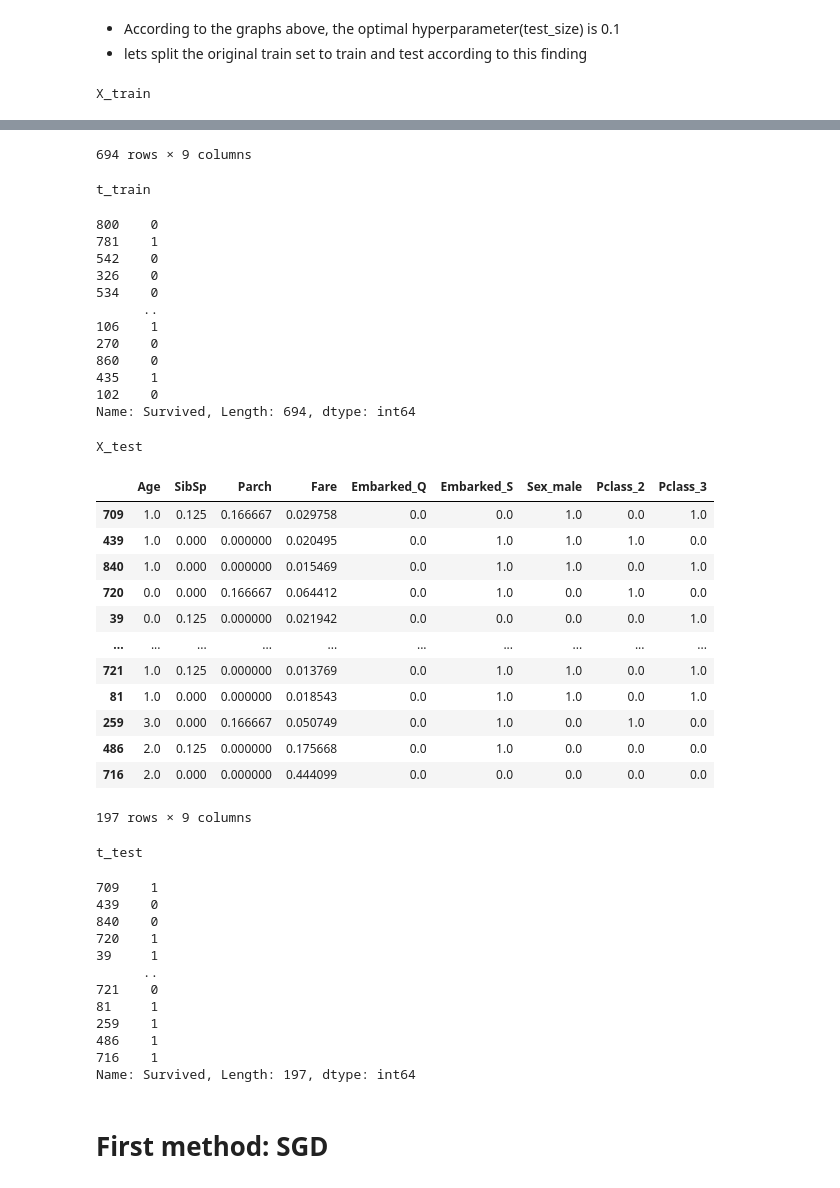
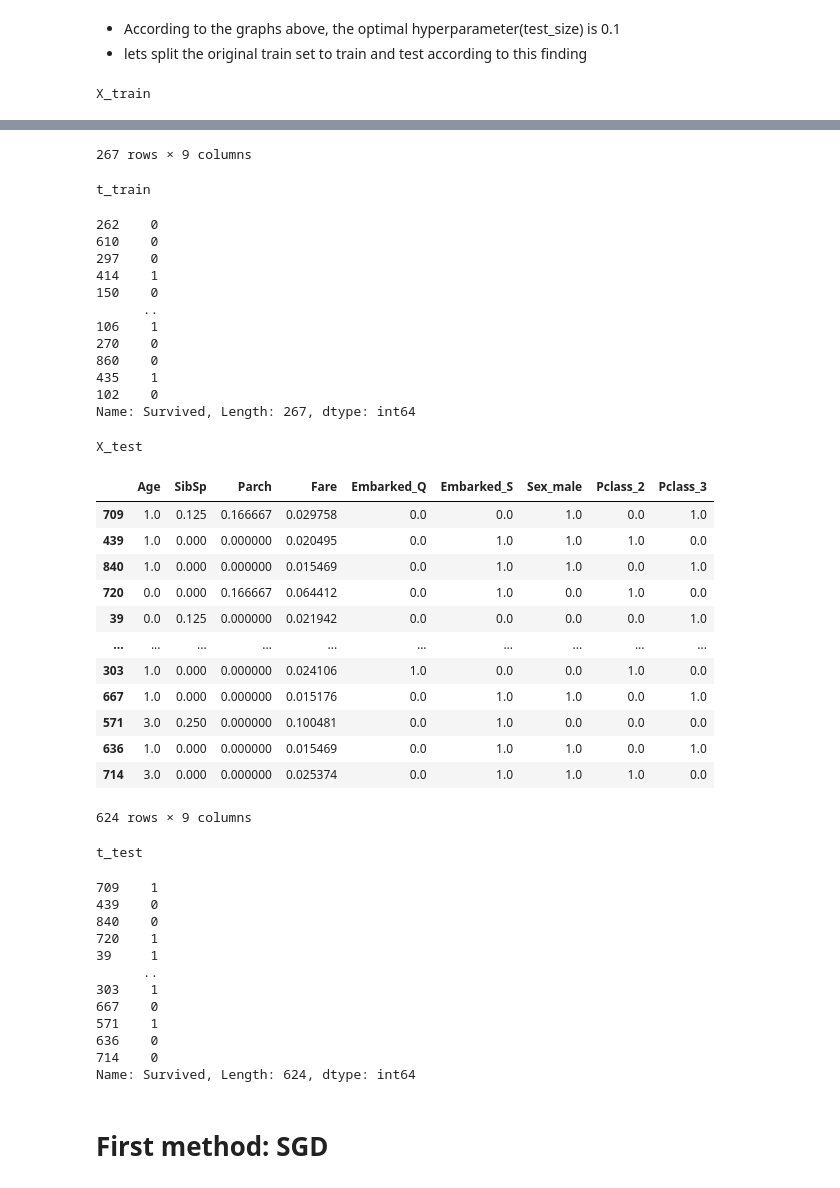
Before and after one commit to DorFerenc/Kaggle-ML-course, a Jupyter notebook: titanic-log.ipynb, the cells around one changed output, grey strips where cells are left out. Drawn from its saved outputs; the diff is of its cells as text; code cells hidden in the pictures.

```diff
--- a/titanic-log.ipynb
+++ b/titanic-log.ipynb
@@ -993,7 +993,7 @@ plot_score_and_loss_by_split(X, t)
 # %%
 # split the data to train and validation
 X_train, X_test, t_train, t_test = sklearn.model_selection.train_test_split(
-    X, t, test_size=0.22, random_state=42)
+    X, t, test_size=0.70, random_state=42)
 print('X_train')
 display(X_train)
 print()
@@ -1016,37 +1016,37 @@ X_train
 | ... | ... | ... | ... | ... | ... | ... | ... | ... | ... |
 | 106 | 1.0 | 0.000 | 0.000000 | 0.014932 | 0.0 | 1.0 | 0.0 | 0.0 | 1.0 |
 | 270 | 1.0 | 0.000 | 0.000000 | 0.060508 | 0.0 | 1.0 | 1.0 | 0.0 | 0.0 |
 | 860 | 2.0 | 0.250 | 0.000000 | 0.027538 | 0.0 | 1.0 | 1.0 | 0.0 | 1.0 |
 | 435 | 0.0 | 0.125 | 0.333333 | 0.234224 | 0.0 | 1.0 | 0.0 | 0.0 | 0.0 |
 | 102 | 1.0 | 0.000 | 0.166667 | 0.150855 | 0.0 | 1.0 | 1.0 | 0.0 | 0.0 |
-694 rows × 9 columns
+267 rows × 9 columns
 t_train
-800    0
-781    1
-542    0
-326    0
-534    0
+262    0
+610    0
+297    0
+414    1
+150    0
       ..
 106    1
 270    0
 860    0
 435    1
 102    0
-Name: Survived, Length: 694, dtype: int64
+Name: Survived, Length: 267, dtype: int64
 X_test
 |  | Age | SibSp | Parch | Fare | Embarked_Q | Embarked_S | Sex_male | Pclass_2 | Pclass_3 |
 | 709 | 1.0 | 0.125 | 0.166667 | 0.029758 | 0.0 | 0.0 | 1.0 | 0.0 | 1.0 |
 | 439 | 1.0 | 0.000 | 0.000000 | 0.020495 | 0.0 | 1.0 | 1.0 | 1.0 | 0.0 |
 | 840 | 1.0 | 0.000 | 0.000000 | 0.015469 | 0.0 | 1.0 | 1.0 | 0.0 | 1.0 |
 | 720 | 0.0 | 0.000 | 0.166667 | 0.064412 | 0.0 | 1.0 | 0.0 | 1.0 | 0.0 |
 | 39 | 0.0 | 0.125 | 0.000000 | 0.021942 | 0.0 | 0.0 | 0.0 | 0.0 | 1.0 |
 | ... | ... | ... | ... | ... | ... | ... | ... | ... | ... |
-| 721 | 1.0 | 0.125 | 0.000000 | 0.013769 | 0.0 | 1.0 | 1.0 | 0.0 | 1.0 |
-| 81 | 1.0 | 0.000 | 0.000000 | 0.018543 | 0.0 | 1.0 | 1.0 | 0.0 | 1.0 |
-| 259 | 3.0 | 0.000 | 0.166667 | 0.050749 | 0.0 | 1.0 | 0.0 | 1.0 | 0.0 |
-| 486 | 2.0 | 0.125 | 0.000000 | 0.175668 | 0.0 | 1.0 | 0.0 | 0.0 | 0.0 |
-| 716 | 2.0 | 0.000 | 0.000000 | 0.444099 | 0.0 | 0.0 | 0.0 | 0.0 | 0.0 |
+| 303 | 1.0 | 0.000 | 0.000000 | 0.024106 | 1.0 | 0.0 | 0.0 | 1.0 | 0.0 |
+| 667 | 1.0 | 0.000 | 0.000000 | 0.015176 | 0.0 | 1.0 | 1.0 | 0.0 | 1.0 |
+| 571 | 3.0 | 0.250 | 0.000000 | 0.100481 | 0.0 | 1.0 | 0.0 | 0.0 | 0.0 |
+| 636 | 1.0 | 0.000 | 0.000000 | 0.015469 | 0.0 | 1.0 | 1.0 | 0.0 | 1.0 |
+| 714 | 3.0 | 0.000 | 0.000000 | 0.025374 | 0.0 | 1.0 | 1.0 | 1.0 | 0.0 |
-197 rows × 9 columns
+624 rows × 9 columns
 t_test
 709    1
 439    0
@@ -1054,12 +1054,12 @@ t_test
 720    1
 39     1
       ..
-721    0
-81     1
-259    1
-486    1
-716    1
-Name: Survived, Length: 197, dtype: int64
+303    1
+667    0
+571    1
+636    0
+714    0
+Name: Survived, Length: 624, dtype: int64
 # %% [markdown]
 # First method: SGD
 # %%
```
Also changed, not shown: parts of 6 cells of this notebook.
